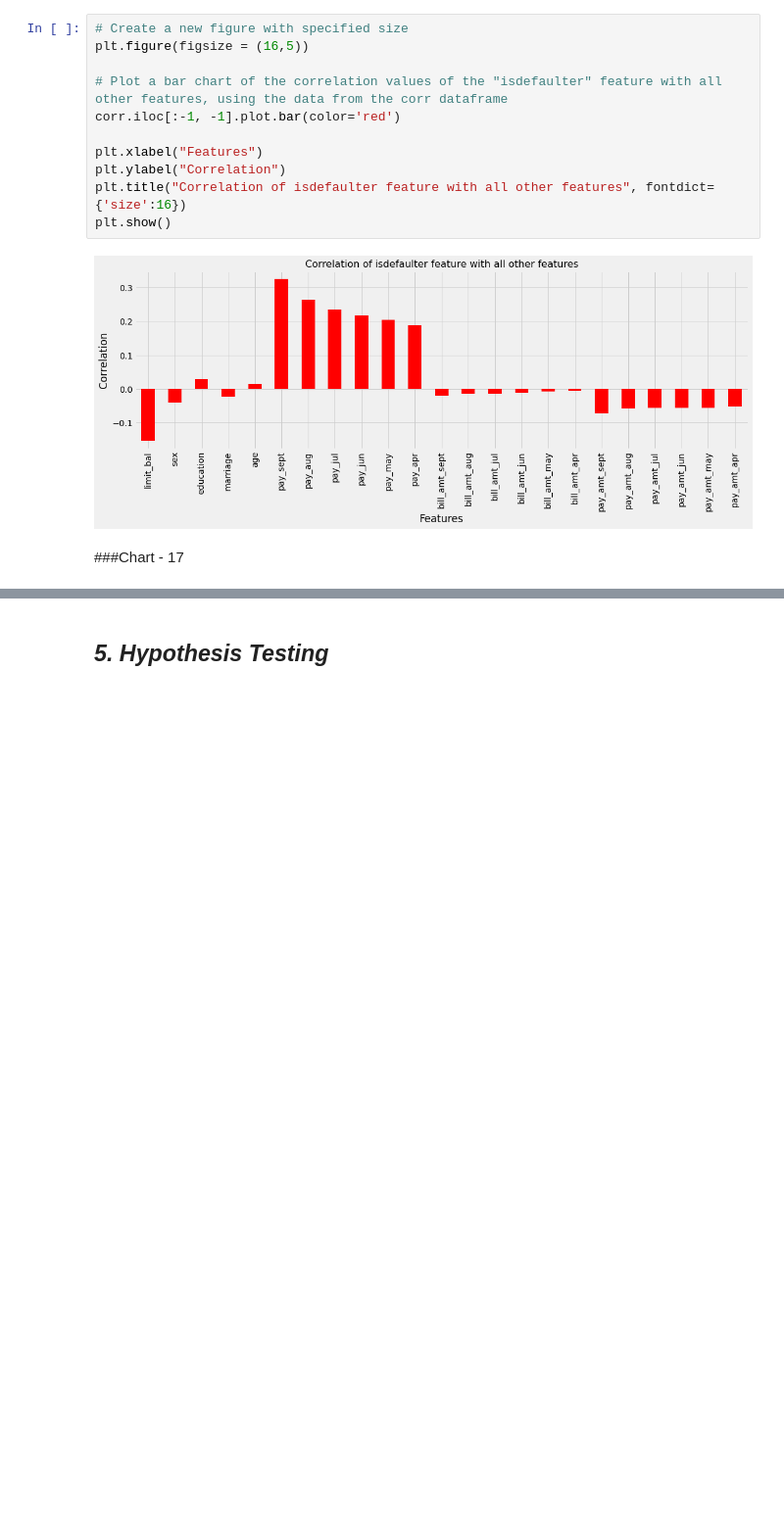
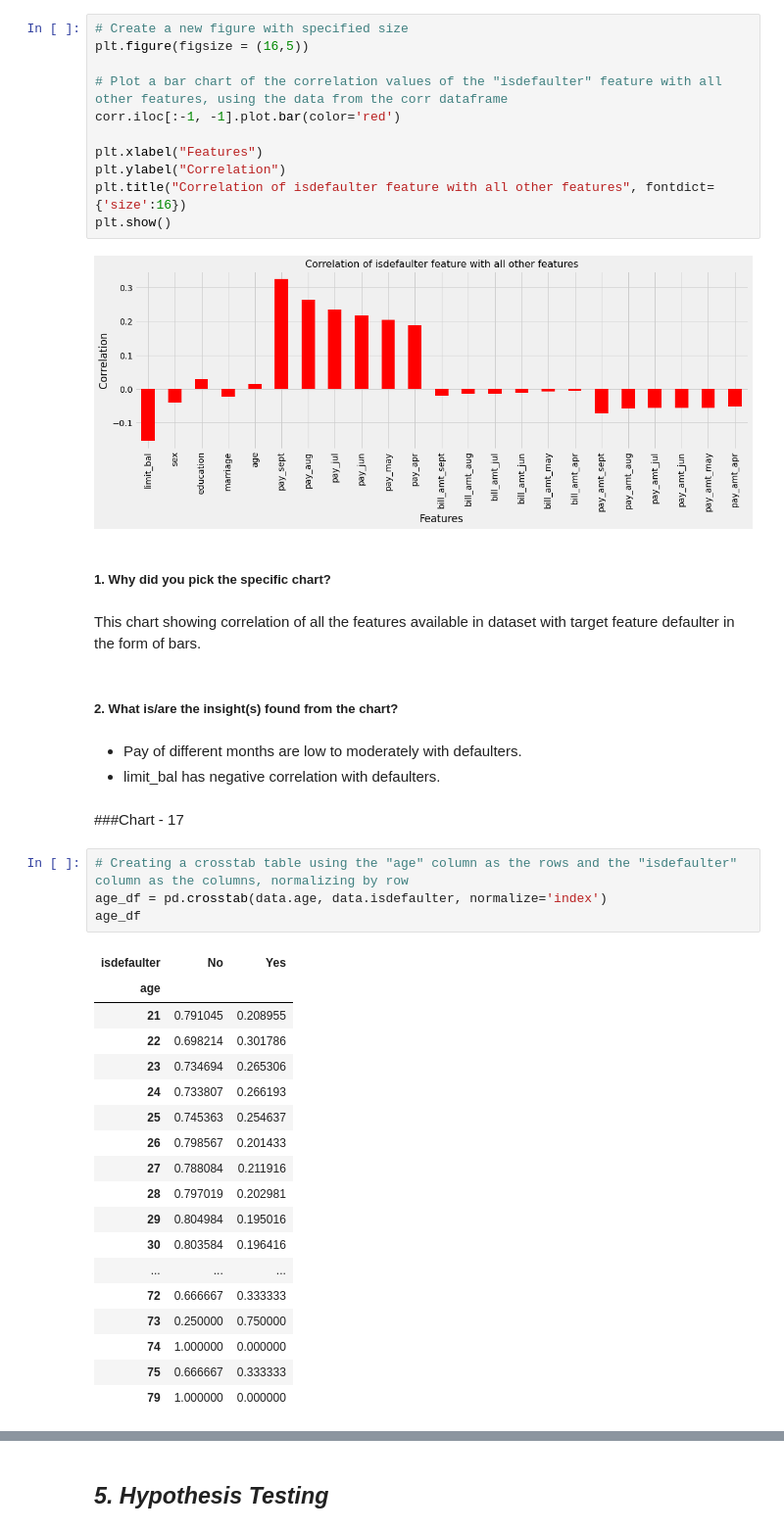
Before and after one commit to thepankaj018/Credit-Card-Default-Prediction, a Jupyter notebook: Credit_Card_Default_Prediction.ipynb, the cells around one changed output, grey strips where cells are left out. Shown at 98% size. Drawn from its saved outputs; the diff is of its cells as text; blank space fills up the shorter version.

```diff
--- a/Credit_Card_Default_Prediction.ipynb
+++ b/Credit_Card_Default_Prediction.ipynb
@@ -814,6 +818,38 @@ plt.title("Correlation of isdefaulter feature with all other features", fontdict
 plt.show()
 # %% [output]
 [figure]
+# %% [markdown]
+##### 1. Why did you pick the specific chart?
+# %% [markdown]
+This chart showing correlation of all the features available in dataset with target feature defaulter in the form of bars.
+# %% [markdown]
+##### 2. What is/are the insight(s) found from the chart?
+# %% [markdown]
+* Pay of different months are low to moderately with defaulters.
+* limit_bal has negative correlation with defaulters.
 # %% [markdown]
 ###Chart - 17
+# %%
+# Creating a crosstab table using the "age" column as the rows and the "isdefaulter" column as the columns, normalizing by row
+age_df = pd.crosstab(data.age, data.isdefaulter, normalize='index')
+age_df
+# %% [output]
+| isdefaulter | No | Yes |
+| age |  |  |
+| 21 | 0.791045 | 0.208955 |
+| 22 | 0.698214 | 0.301786 |
+| 23 | 0.734694 | 0.265306 |
+| 24 | 0.733807 | 0.266193 |
+| 25 | 0.745363 | 0.254637 |
+| 26 | 0.798567 | 0.201433 |
+| 27 | 0.788084 | 0.211916 |
+| 28 | 0.797019 | 0.202981 |
+| 29 | 0.804984 | 0.195016 |
+| 30 | 0.803584 | 0.196416 |
+| ... | ... | ... |
+| 72 | 0.666667 | 0.333333 |
+| 73 | 0.250000 | 0.750000 |
+| 74 | 1.000000 | 0.000000 |
+| 75 | 0.666667 | 0.333333 |
+| 79 | 1.000000 | 0.000000 |
 # %%
```
Also changed, not shown: parts of 70 cells of this notebook.
